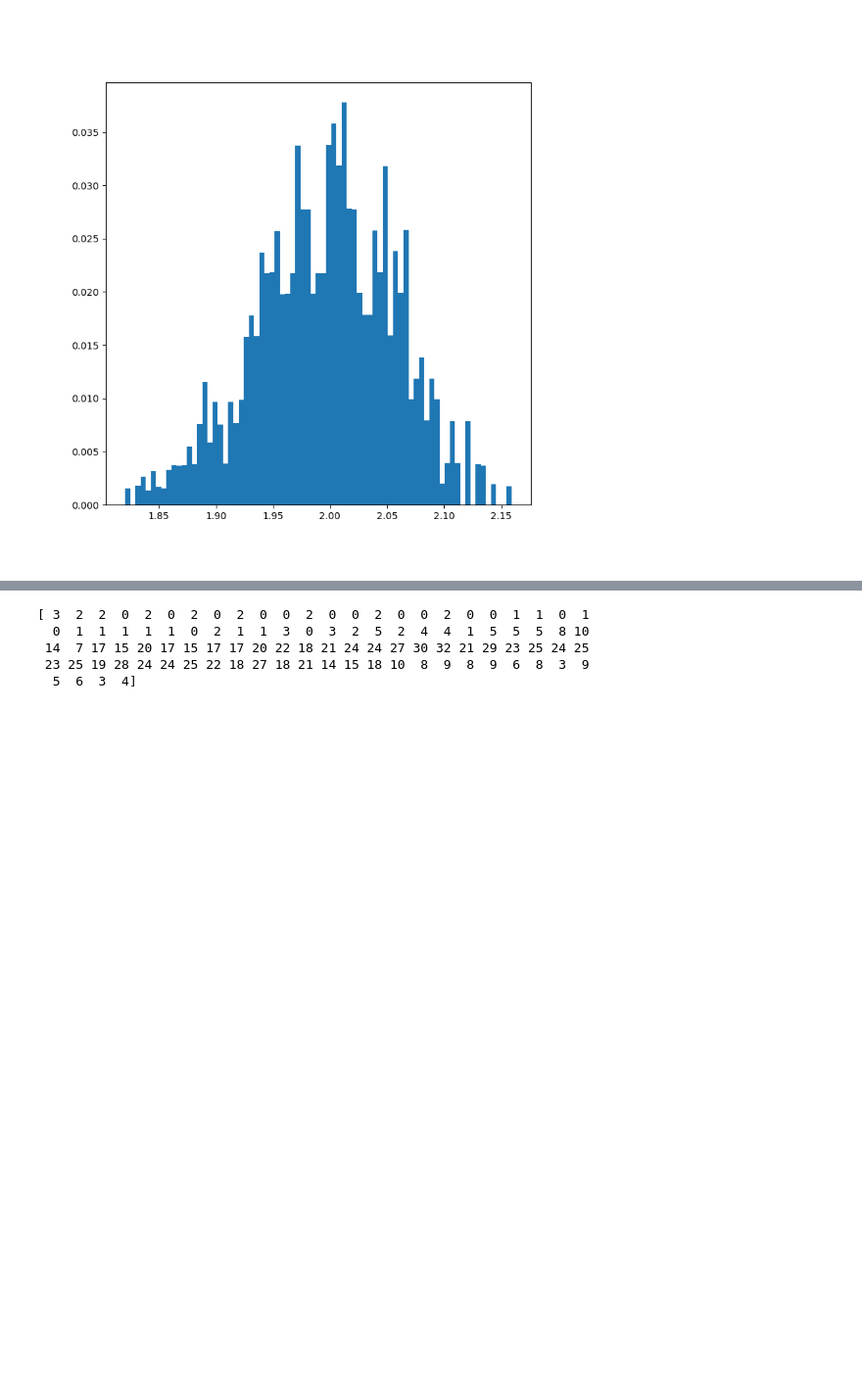
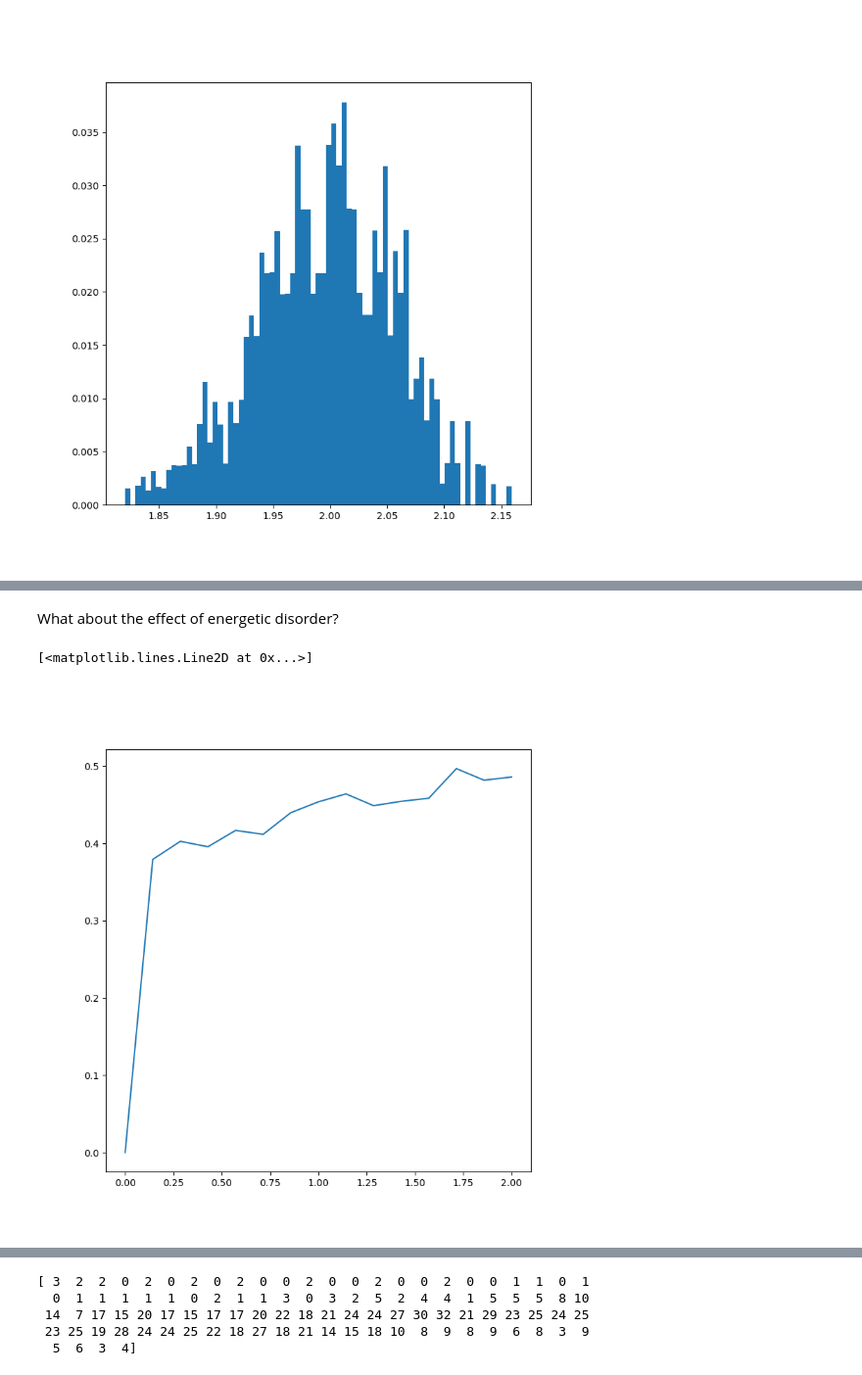
Before and after one commit to brianz98/eigenstate-thermolization, a Jupyter notebook: eigenstate-thermolization.ipynb, the cells around one changed output, grey strips where cells are left out. Shown at 98% size. Cells and saved outputs as stored; diff of their text form; code cells hidden in the pictures; blank space fills up the shorter version.

```diff
--- a/eigenstate-thermolization.ipynb
+++ b/eigenstate-thermolization.ipynb
@@ -257,0 +306,10 @@ get_gap_distribution(qw, nreal=5, num_bins=150, start=50, end=50, hist_range=(0,
+# %%
+ngrid = 20
+nreal = 15
+r_indx = np.zeros((ngrid,ngrid))
+for i,f in enumerate(np.linspace(0,0.25,ngrid)):
+    for j,mu_sigma in enumerate(np.linspace(0,1.5,ngrid)):
+        qw = QuantumWire(num_mol=501, omega_r=0.3, a=10e-9, Ly=400e-9, Lz=200e-9, eps=3, em_mean=2.2, em_sigma=0.2, mu_sigma=mu_sigma, f=f)
+        r_indx[i,j] = get_r_index(qw, nreal)
+
+np.savetxt('data/501_0.3_2.2_0.2_0-1.5_0-0.25.dat', r_indx)
@@ -257,0 +336,15 @@ get_gap_distribution(qw, nreal=5, num_bins=150, start=50, end=50, hist_range=(0,
+# %% [markdown]
+What about the effect of energetic disorder?
+# %%
+r_indx = np.zeros(15)
+for i,em_sigma in enumerate(np.linspace(0,2,15)):
+    qw = QuantumWire(num_mol=501, omega_r=0.3, a=10e-9, Ly=400e-9, Lz=200e-9, eps=3, em_mean=2.2, em_sigma=em_sigma, mu_sigma=0, f=0)
+    r_indx[i] = get_r_index(qw, 10)
+
+np.savetxt('data/501_0.3_2.2_0-2_0_0.dat', r_indx)
+# %%
+f,ax = plt.subplots(figsize=(8,8))
+ax.plot(np.linspace(0,2,15), r_indx)
+# %% [output]
+[<matplotlib.lines.Line2D at 0x...>]
+[figure, added]
```
Also changed, not shown: parts of 24 cells of this notebook, 4 other files.
